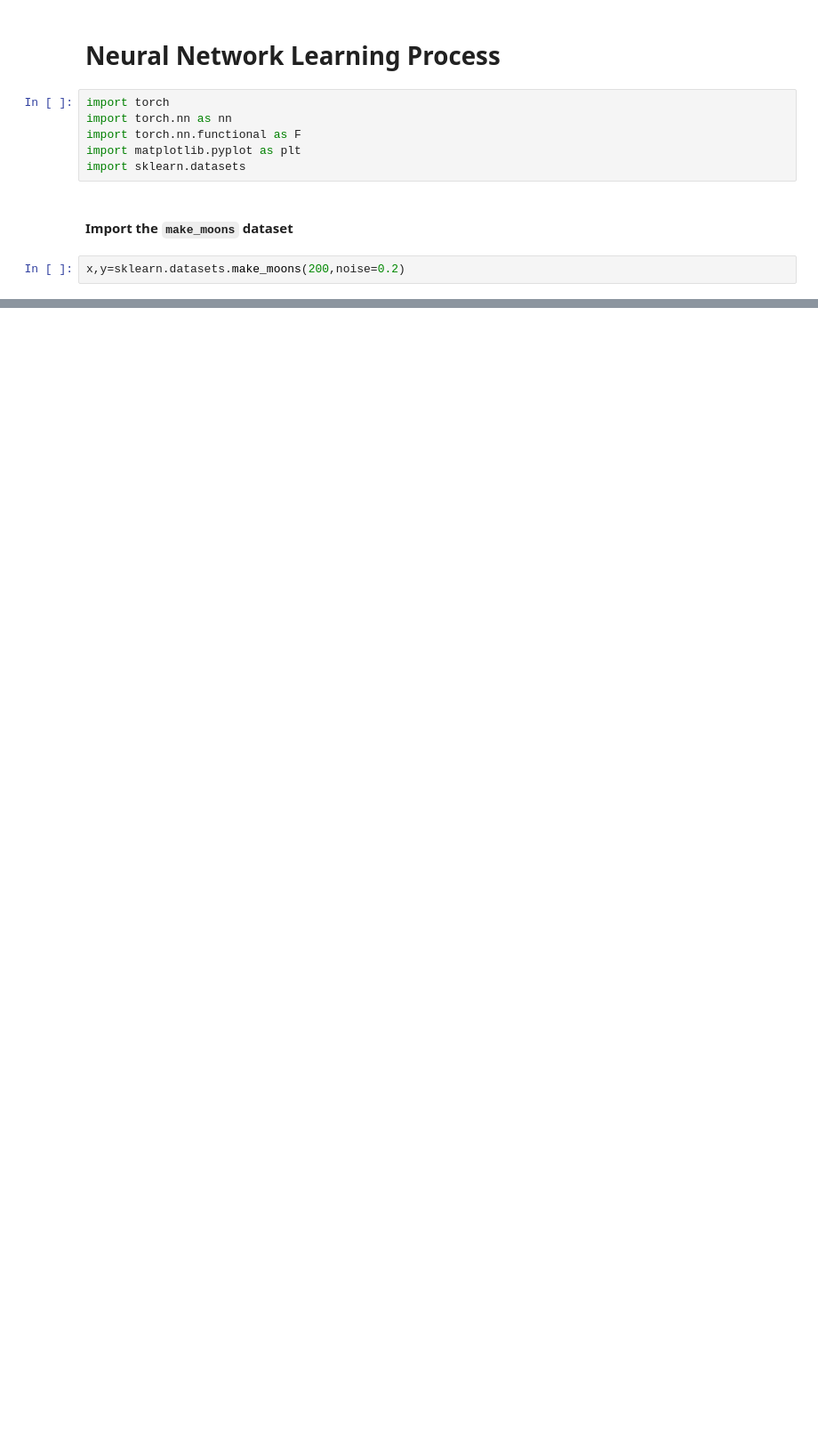
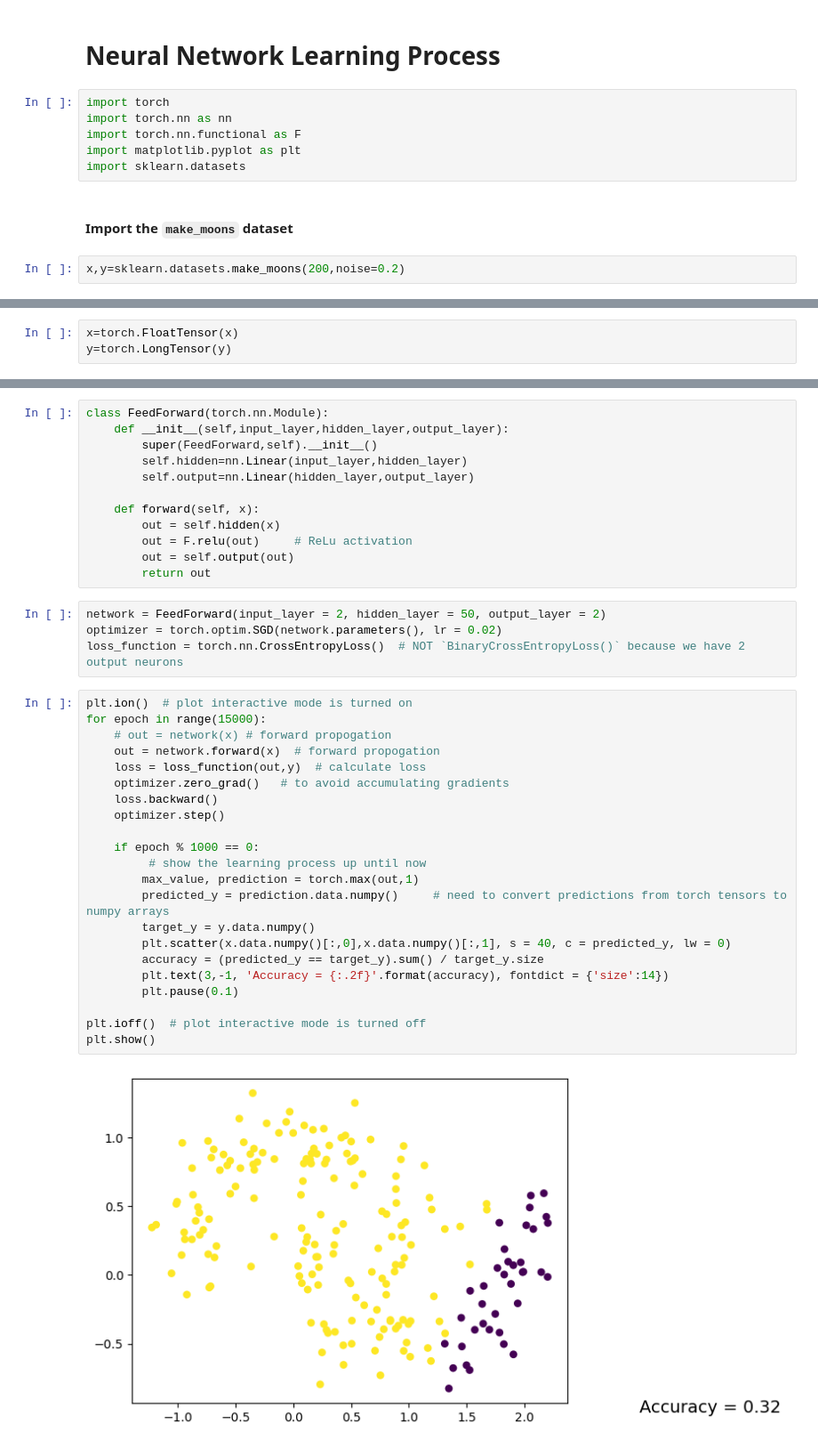
Before and after one commit to ROARMarketingConcepts/Neural-Network-Projects, a Jupyter notebook: NN_Learning_Process.ipynb, the cells around one changed output, grey strips where cells are left out. Shown at 89% size. Cells and saved outputs as stored; diff of their text form; blank space fills up the shorter version.

```diff
--- a/NN_Learning_Process.ipynb
+++ b/NN_Learning_Process.ipynb
@@ -17,0 +22,3 @@ plt.show()
+# %%
+x=torch.FloatTensor(x)
+y=torch.LongTensor(y)
@@ -17,0 +27,40 @@ plt.show()
+# %%
+class FeedForward(torch.nn.Module):
+    def __init__(self,input_layer,hidden_layer,output_layer):
+        super(FeedForward,self).__init__()
+        self.hidden=nn.Linear(input_layer,hidden_layer)
+        self.output=nn.Linear(hidden_layer,output_layer)
+
+    def forward(self, x):
+        out = self.hidden(x)
+        out = F.relu(out)     # ReLu activation
+        out = self.output(out)
+        return out
+# %%
+network = FeedForward(input_layer = 2, hidden_layer = 50, output_layer = 2)
+optimizer = torch.optim.SGD(network.parameters(), lr = 0.02)
+loss_function = torch.nn.CrossEntropyLoss()  # NOT `BinaryCrossEntropyLoss()` because we have 2 output neurons
+# %%
+plt.ion()  # plot interactive mode is turned on
+for epoch in range(15000):
+    # out = network(x) # forward propogation
+    out = network.forward(x)  # forward propogation
+    loss = loss_function(out,y)  # calculate loss
+    optimizer.zero_grad()   # to avoid accumulating gradients
+    loss.backward()
+    optimizer.step()
+
+    if epoch % 1000 == 0:
+         # show the learning process up until now
+        max_value, prediction = torch.max(out,1)
+        predicted_y = prediction.data.numpy()     # need to convert predictions from torch tensors to numpy arrays
+        target_y = y.data.numpy()
+        plt.scatter(x.data.numpy()[:,0],x.data.numpy()[:,1], s = 40, c = predicted_y, lw = 0)
+        accuracy = (predicted_y == target_y).sum() / target_y.size
+        plt.text(3,-1, 'Accuracy = {:.2f}'.format(accuracy), fontdict = {'size':14})
+        plt.pause(0.1)
+
+plt.ioff()  # plot interactive mode is turned off
+plt.show()
+# %% [output]
+[figure, added]
```
Also changed, not shown: parts of 5 cells of this notebook.
